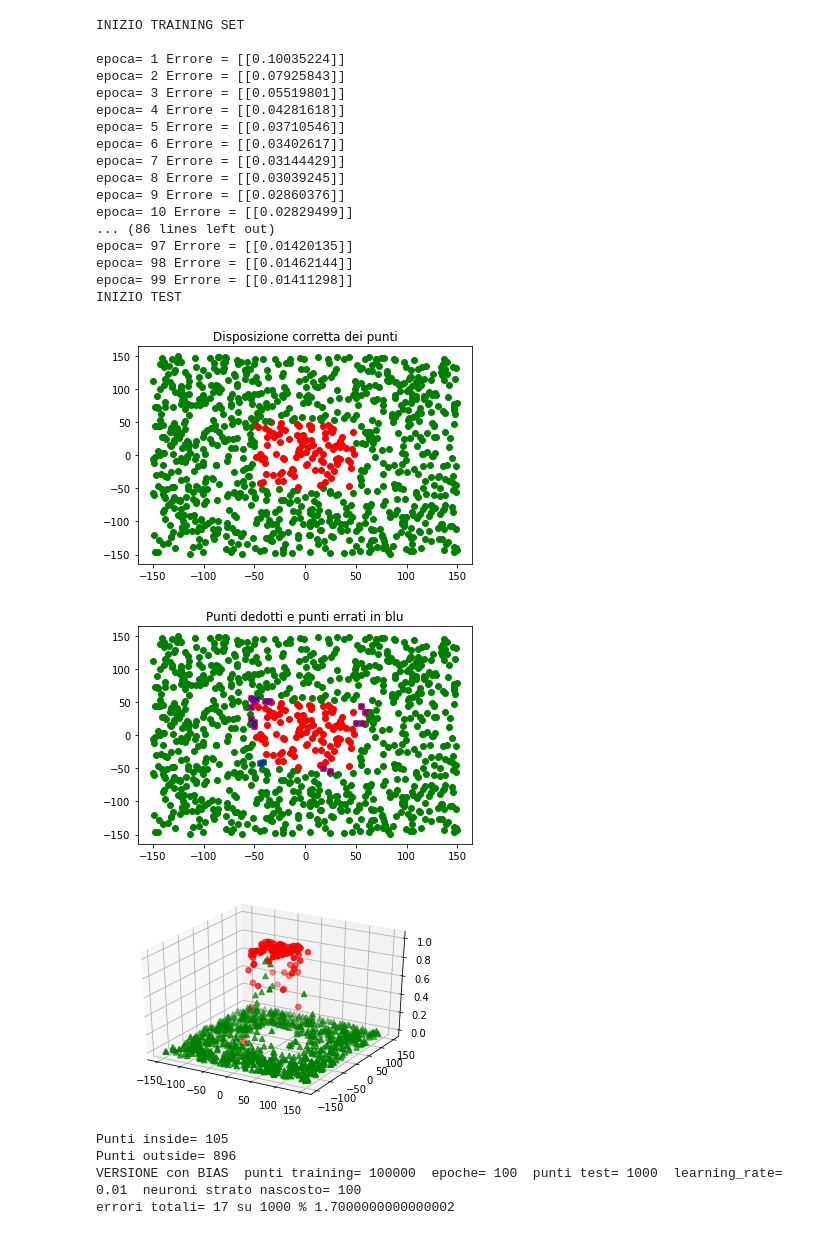
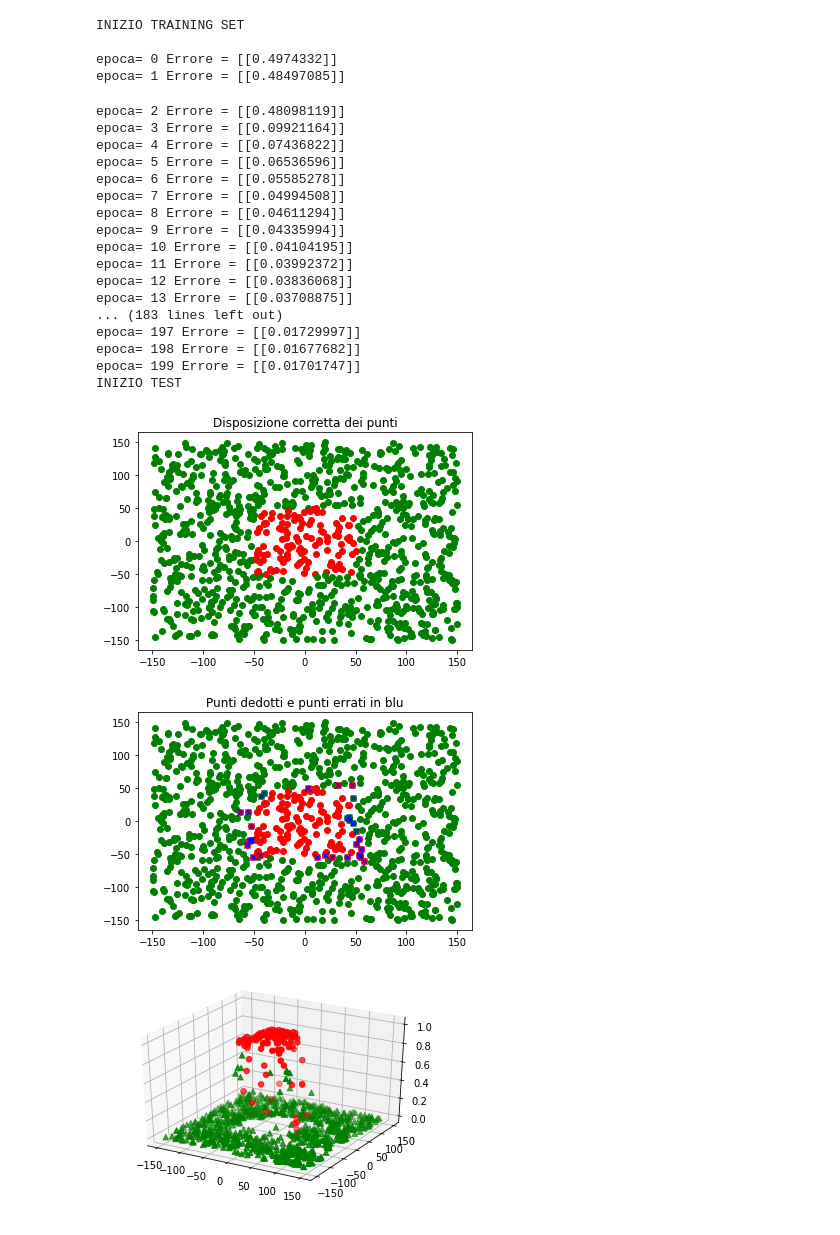
Before and after one commit to stefanoridolfi/Coding_ML, a Jupyter notebook: 2_level__con_Bias.ipynb, the cells around one changed output. Saved outputs shown, nothing was run; the diff lists cells and outputs as text; code cells hidden in the pictures.

```diff
--- a/2_level__con_Bias.ipynb
+++ b/2_level__con_Bias.ipynb
@@ -61,8 +61,8 @@ xb=50
 ya=-50
 yb=50
 learning_rate=0.01
-n=100000
-hid=100
+n=40000
+hid=50
 training_set=[]
 # Set di trainig formato da n punti
 ListaPunti= generaPunti(n)
@@ -93,11 +93,11 @@ b2=np.array(b2)
 b2=b2.reshape(1,1)
 ###############TRAINING################################
 print("INIZIO TRAINING SET\n")
-epoche=100
+epoche=200
 Epo=[]
 Err_y=[]
 
-for e in range(1,epoche):
+for e in range(0,epoche):
   Err=0
   Err_rel=0
   for punto in training_set:
@@ -247,52 +247,52 @@ Zgraph_out=np.array(Zgraph_out)
 #print("outside=",len(Px_out))
 
 
 
 fig = plt.figure()
 ax = fig.gca(projection='3d')
 xdata = Px_in
 ydata = Py_in
 zdata = Zgraph_in
 ax.scatter3D(xdata, ydata, zdata, s=30, c='r', marker='o');
 xdata = Px_out
 ydata = Py_out
 zdata = Zgraph_out
 ax.scatter3D(xdata, ydata, zdata, s=30, c='g', marker='^');
 # Plot the surface.
 plt.show()
 print("Punti inside=",len(np.array(Px_in)))
 print("Punti outside=",len(np.array(Px_out)))
 print(commento," punti training=",n," epoche=",epoche," punti test=",t, " learning_rate=",learning_rate, " neuroni strato nascosto=",hid)
 print("errori totali=",errori_tot, "su", t, "%",(errori_tot/t)*100)
 Epo=np.array(Epo)
 Epo=Epo.reshape(len(Epo))
 Err_y=np.array(Err_y)
 Err_y=Err_y.reshape(len(Err_y))
 plt.plot(Epo, Err_y, 'r-')
 plt.title('Errore relativi per epoche')
 plt.show()
 # %% [output]
 INIZIO TRAINING SET
 
-epoca= 1 Errore = [[0.10035224]]
-epoca= 2 Errore = [[0.07925843]]
-epoca= 3 Errore = [[0.05519801]]
-epoca= 4 Errore = [[0.04281618]]
-epoca= 5 Errore = [[0.03710546]]
-epoca= 6 Errore = [[0.03402617]]
-epoca= 7 Errore = [[0.03144429]]
-epoca= 8 Errore = [[0.03039245]]
-epoca= 9 Errore = [[0.02860376]]
-epoca= 10 Errore = [[0.02829499]]
-... (86 lines left out)
-epoca= 97 Errore = [[0.01420135]]
-epoca= 98 Errore = [[0.01462144]]
-epoca= 99 Errore = [[0.01411298]]
-INIZIO TEST
+epoca= 0 Errore = [[0.4974332]]
+epoca= 1 Errore = [[0.48497085]]
+epoca= 2 Errore = [[0.48098119]]
+epoca= 3 Errore = [[0.09921164]]
+epoca= 4 Errore = [[0.07436822]]
+epoca= 5 Errore = [[0.06536596]]
+epoca= 6 Errore = [[0.05585278]]
+epoca= 7 Errore = [[0.04994508]]
+epoca= 8 Errore = [[0.04611294]]
+epoca= 9 Errore = [[0.04335994]]
+epoca= 10 Errore = [[0.04104195]]
+epoca= 11 Errore = [[0.03992372]]
+epoca= 12 Errore = [[0.03836068]]
+epoca= 13 Errore = [[0.03708875]]
+... (183 lines left out)
+epoca= 197 Errore = [[0.01729997]]
+epoca= 198 Errore = [[0.01677682]]
+epoca= 199 Errore = [[0.01701747]]
+INIZIO TEST
-[figure, old version]
+[figure, new version]
-[figure, old version]
+[figure, new version]
-[figure, old version]
+[figure, new version]
-Punti inside= 105
-Punti outside= 896
-VERSIONE con BIAS  punti training= 100000  epoche= 100  punti test= 1000  learning_rate= 0.01  neuroni strato nascosto= 100
-errori totali= 17 su 1000 % 1.7000000000000002
```
Also changed, not shown: parts of 1 cell of this notebook.
